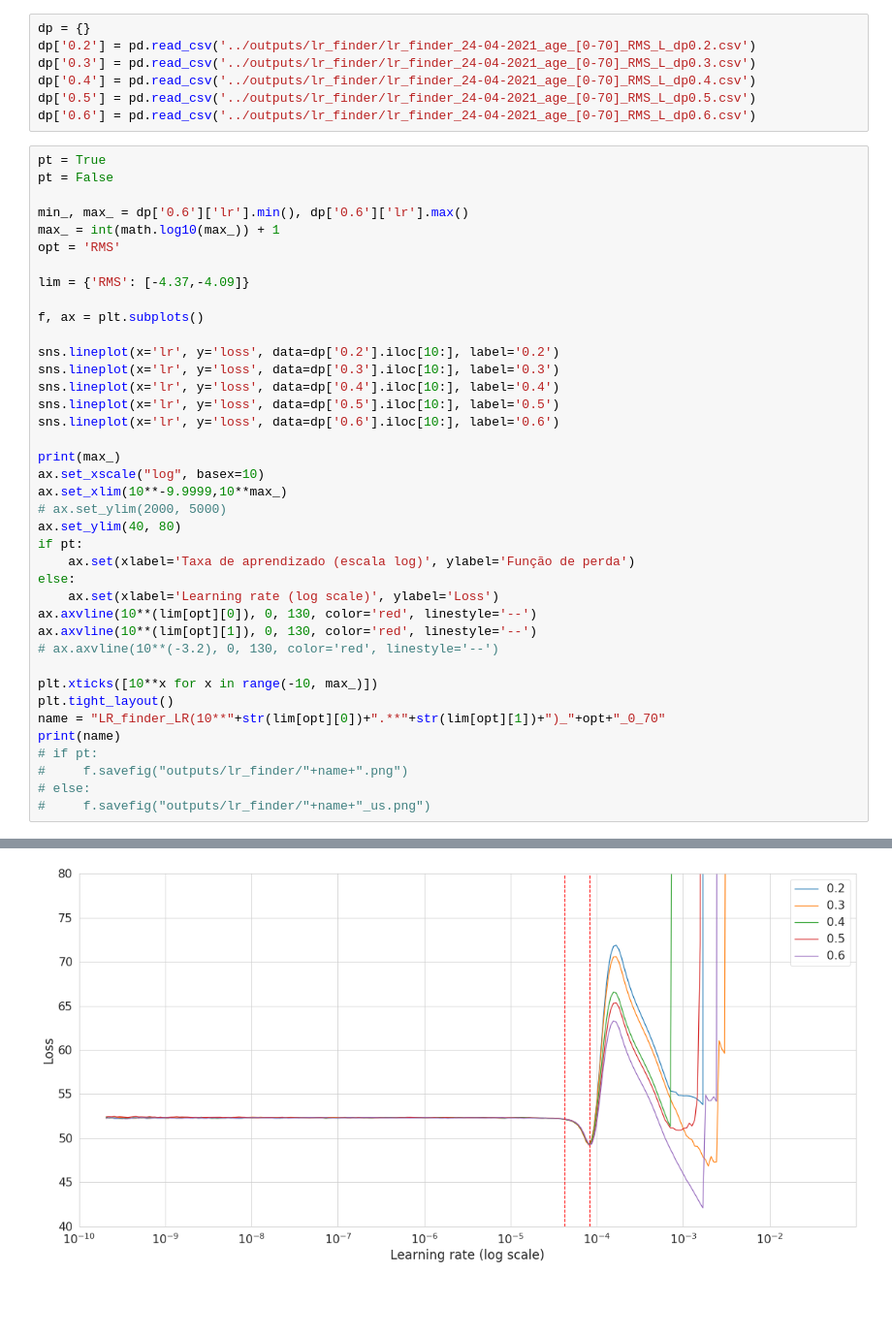
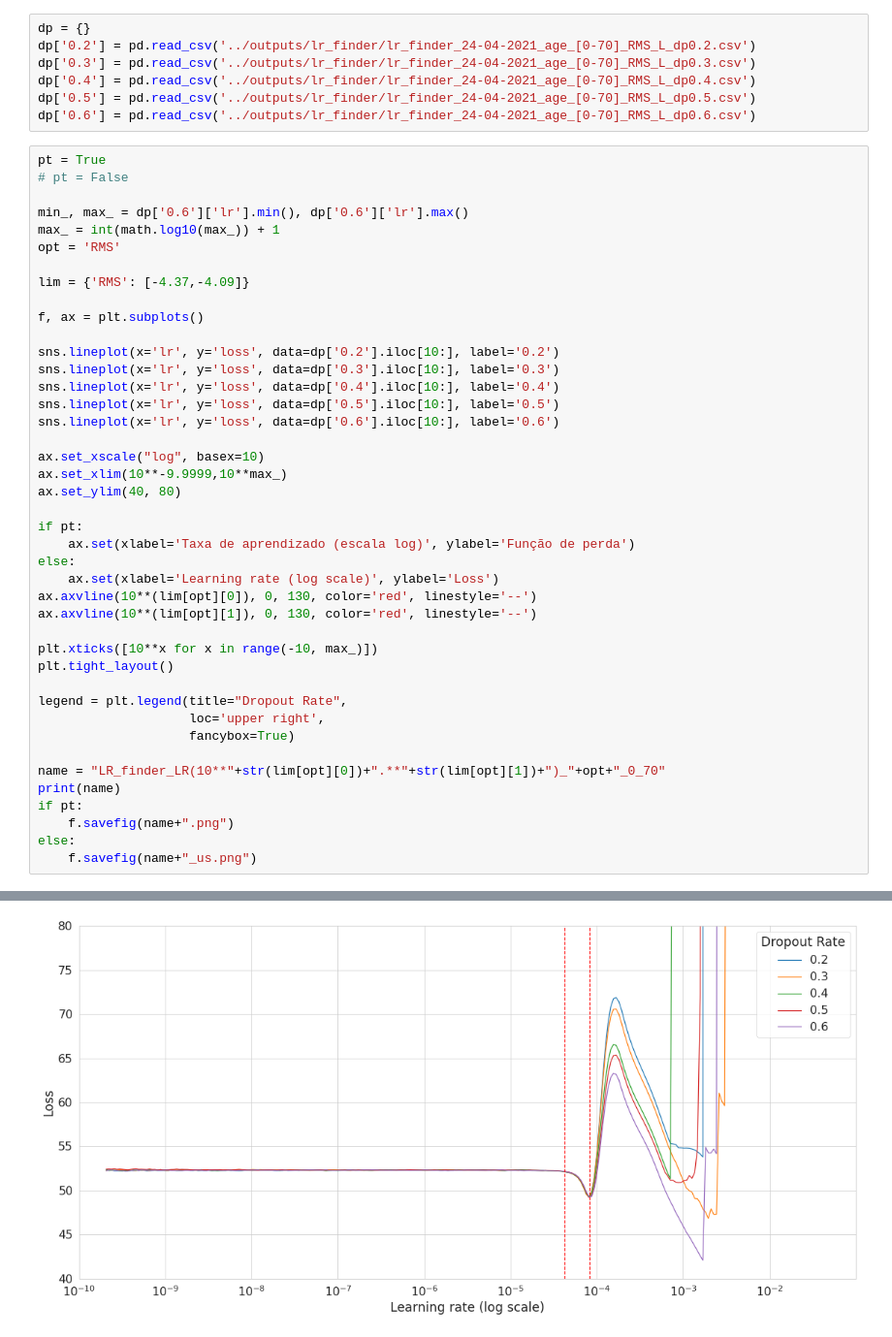
Before and after one commit to kapoloni/age_prediction, a Jupyter notebook: plots/plot_LR_finder.ipynb, the cells around one changed output, grey strips where cells are left out. Shown: that part at 97% size. Drawn from its saved outputs; the diff is of its cells as text; blank space fills up the shorter version.

Commit message:
Lr finder plot

```diff
--- a/plots/plot_LR_finder.ipynb
+++ b/plots/plot_LR_finder.ipynb
@@ -17,7 +17,7 @@ dp['0.5'] = pd.read_csv('../outputs/lr_finder/lr_finder_24-04-2021_age_[0-70]_RM
 dp['0.6'] = pd.read_csv('../outputs/lr_finder/lr_finder_24-04-2021_age_[0-70]_RMS_L_dp0.6.csv')
 # %%
 pt = True
-pt = False
+# pt = False
 
 min_, max_ = dp['0.6']['lr'].min(), dp['0.6']['lr'].max()
 max_ = int(math.log10(max_)) + 1
@@ -33,25 +33,28 @@ sns.lineplot(x='lr', y='loss', data=dp['0.4'].iloc[10:], label='0.4')
 sns.lineplot(x='lr', y='loss', data=dp['0.5'].iloc[10:], label='0.5')
 sns.lineplot(x='lr', y='loss', data=dp['0.6'].iloc[10:], label='0.6')
 
-print(max_)
 ax.set_xscale("log", basex=10)
 ax.set_xlim(10**-9.9999,10**max_)
-# ax.set_ylim(2000, 5000)
 ax.set_ylim(40, 80)
+
 if pt:
     ax.set(xlabel='Taxa de aprendizado (escala log)', ylabel='Função de perda')
 else:
     ax.set(xlabel='Learning rate (log scale)', ylabel='Loss')
 ax.axvline(10**(lim[opt][0]), 0, 130, color='red', linestyle='--')
 ax.axvline(10**(lim[opt][1]), 0, 130, color='red', linestyle='--')
-# ax.axvline(10**(-3.2), 0, 130, color='red', linestyle='--')
 
 plt.xticks([10**x for x in range(-10, max_)])
 plt.tight_layout()
+
+legend = plt.legend(title="Dropout Rate",
+                    loc='upper right',
+                    fancybox=True)
+
 name = "LR_finder_LR(10**"+str(lim[opt][0])+".**"+str(lim[opt][1])+")_"+opt+"_0_70"
 print(name)
-# if pt:
-#     f.savefig("outputs/lr_finder/"+name+".png")
-# else:
-#     f.savefig("outputs/lr_finder/"+name+"_us.png")
+if pt:
+    f.savefig(name+".png")
+else:
+    f.savefig(name+"_us.png")
 # %% [output]
@@ -59,2 +61,2 @@ print(name)
 LR_finder_LR(10**-4.37.**-4.09)_RMS_0_70
-[figure, old version]
+[figure, new version]
```
Also changed, not shown: parts of 1 cell of this notebook, 2 other files.
